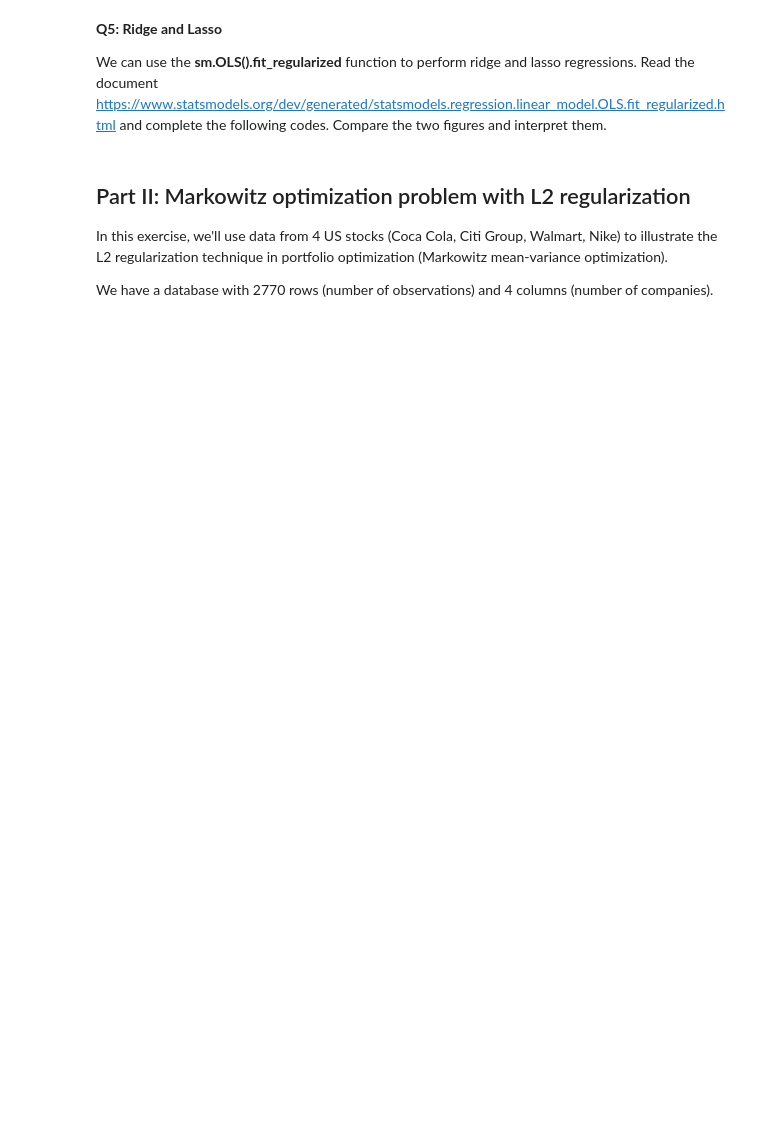
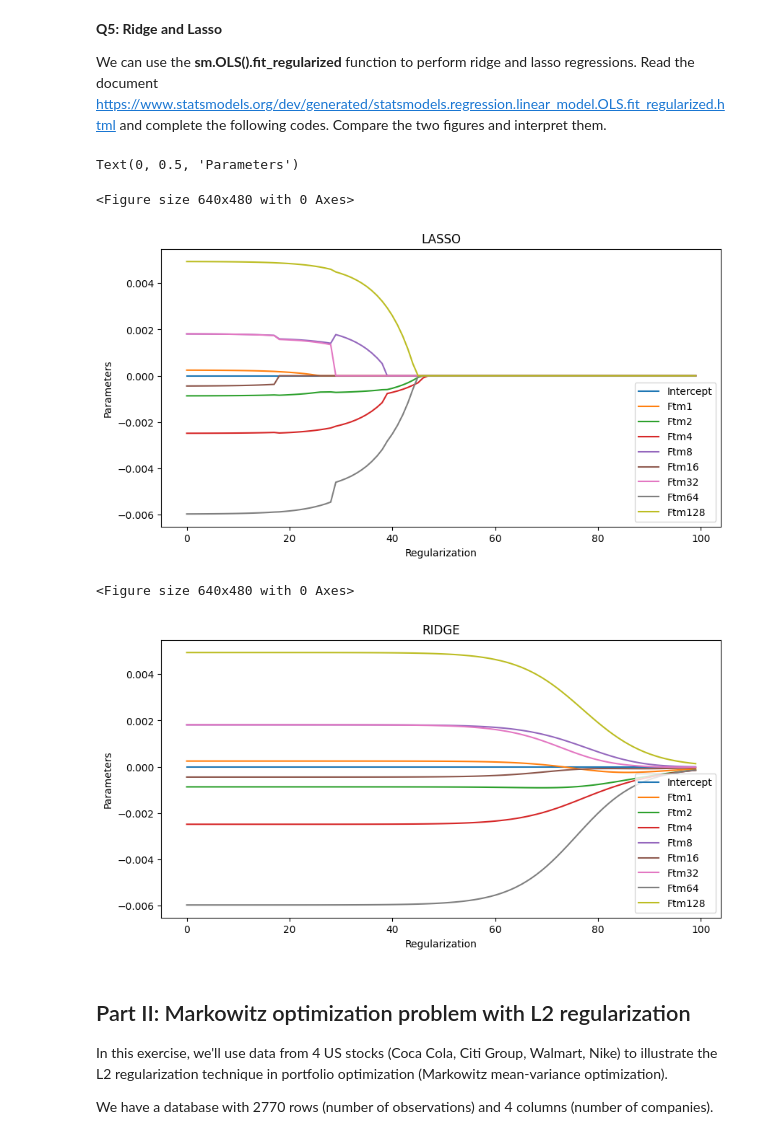
Before and after one commit to emilesgt/Machine_Learning_Asset_Management_2, a Jupyter notebook: TD2_Student.ipynb, the cells around one changed output. Saved outputs shown, nothing was run; the diff lists cells and outputs as text; code cells hidden in the pictures; blank space fills up the shorter version.

```diff
--- a/TD2_Student.ipynb
+++ b/TD2_Student.ipynb
@@ -93,11 +93,11 @@ Our regression model assumes a homoscedastic process. It is therefore necessary
 * For the feature vectors $F_{tmK}$, each factor needs to be standardized to have a mean of zero and a unit variance.
 # %%
 Yt = label.values
-Ycen = #...#
+Ycen = Yt - np.mean(Yt)
 
 # Standardizing the matrix Features
 scaler = StandardScaler()
-Mnorm = #...#
+Mnorm = scaler.fit_transform(features)
 Mnorm_df = pd.DataFrame(Mnorm, columns = features.columns)
 # %% [markdown]
 **Q3: Linear regression**
@@ -140,26 +176,32 @@ We can use the **sm.OLS().fit_regularized** function to perform ridge and lasso
 # %%
 recap_lasso = list()
 recap_ridge = list()
 for ind_alpha in np.logspace(-6, 1, 100):
     X = sm.add_constant(Mnorm)
-    lasso_result = #...#
-    ridge_result = #...#
+    lasso_result = sm.OLS(Ycen, X).fit_regularized(alpha=ind_alpha, L1_wt=1)
+    ridge_result = sm.OLS(Ycen, X).fit_regularized(alpha=ind_alpha, L1_wt=0)
     recap_lasso.append(lasso_result.params)
     recap_ridge.append(ridge_result.params)
 
 res_lasso = pd.DataFrame(recap_lasso, columns = ['Intercept', 'Ftm1', 'Ftm2', 'Ftm4', 'Ftm8', 'Ftm16', 'Ftm32', 'Ftm64', 'Ftm128'])
 plt.figure()
 res_lasso.plot(figsize = (10, 5), grid = False, linewidth = 1.5)
 plt.title("LASSO")
 plt.xlabel("Regularization")
 plt.ylabel("Parameters")
 
 res_ridge = pd.DataFrame(recap_ridge, columns = ['Intercept', 'Ftm1', 'Ftm2', 'Ftm4', 'Ftm8', 'Ftm16', 'Ftm32', 'Ftm64', 'Ftm128'])
 plt.figure()
 res_ridge.plot(figsize = (10, 5), grid = False, linewidth = 1.5)
 plt.title("RIDGE")
 plt.xlabel("Regularization")
 plt.ylabel("Parameters")
+# %% [output]
+Text(0, 0.5, 'Parameters')
+<Figure size 640x480 with 0 Axes>
+[figure, added]
+<Figure size 640x480 with 0 Axes>
+[figure, added]
 # %% [markdown]
 ## Part II: Markowitz optimization problem with L2 regularization
 
```
Also changed, not shown: parts of 7 cells of this notebook.
